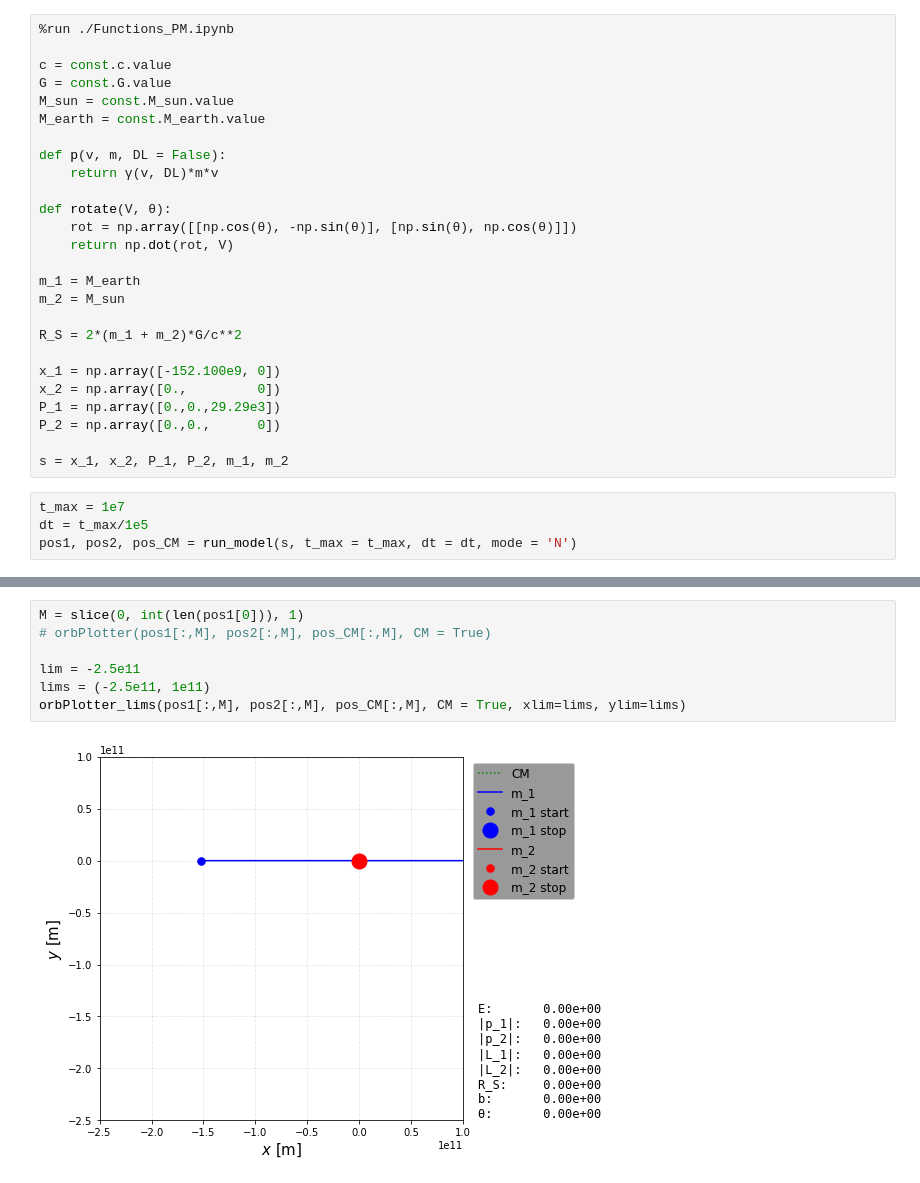
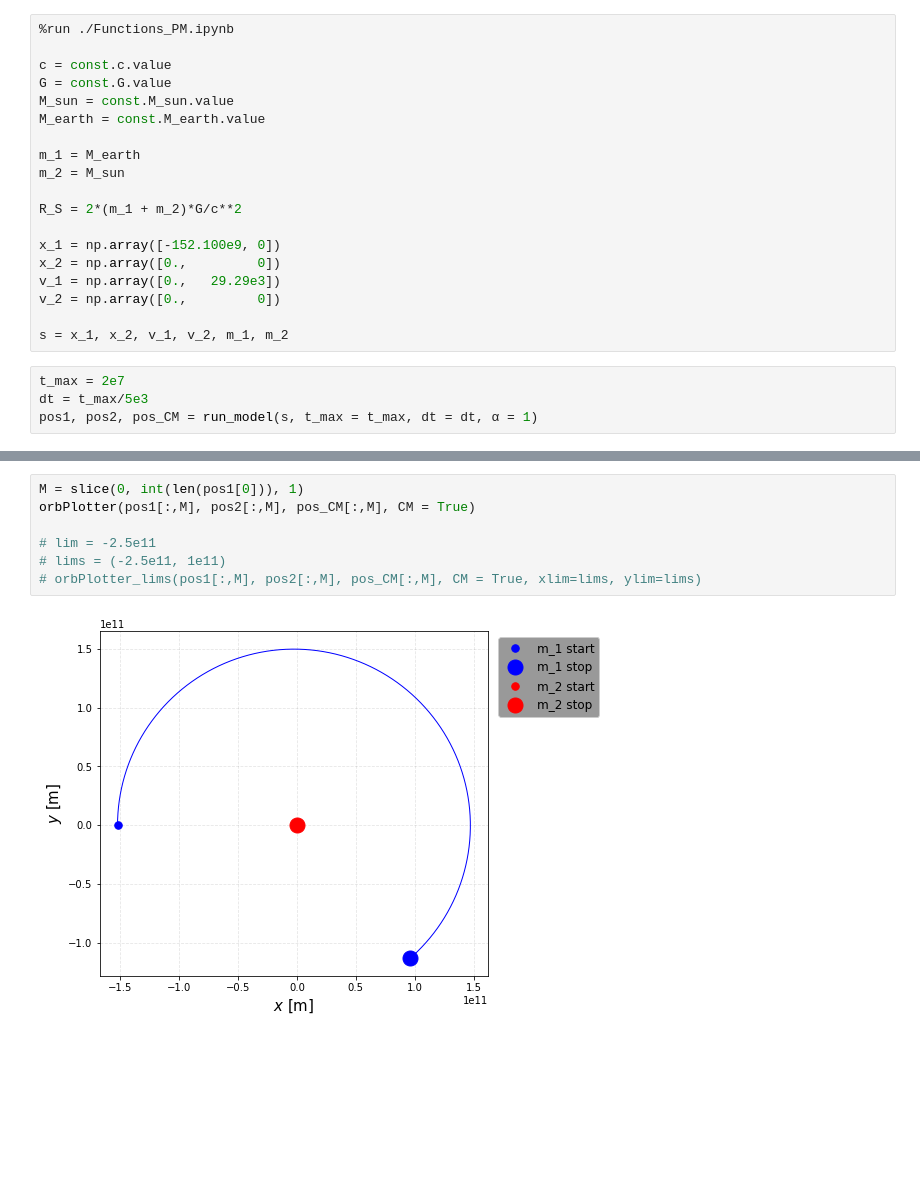
Before and after one commit to carlivas/Binary-Black-Hole-Orbitals, a Jupyter notebook: 04 POST MINKOWSKIAN EXPANSION/test.ipynb, the cells around one changed output, grey strips where cells are left out. Cells and saved outputs as stored; diff of their text form; blank space fills up the shorter version.

```diff
--- a/04 POST MINKOWSKIAN EXPANSION/test.ipynb
+++ b/04 POST MINKOWSKIAN EXPANSION/test.ipynb
@@ -6,13 +6,6 @@ G = const.G.value
 M_sun = const.M_sun.value
 M_earth = const.M_earth.value
 
-def p(v, m, DL = False):
-    return γ(v, DL)*m*v
-
-def rotate(V, θ):
-    rot = np.array([[np.cos(θ), -np.sin(θ)], [np.sin(θ), np.cos(θ)]])
-    return np.dot(rot, V)
-
 m_1 = M_earth
 m_2 = M_sun
 
@@ -20,11 +13,11 @@ R_S = 2*(m_1 + m_2)*G/c**2
 
 x_1 = np.array([-152.100e9, 0])
 x_2 = np.array([0.,         0])
-P_1 = np.array([0.,0.,29.29e3])
-P_2 = np.array([0.,0.,      0])
+v_1 = np.array([0.,   29.29e3])
+v_2 = np.array([0.,         0])
 
-s = x_1, x_2, P_1, P_2, m_1, m_2
+s = x_1, x_2, v_1, v_2, m_1, m_2
 # %%
-t_max = 1e7
-dt = t_max/1e5
-pos1, pos2, pos_CM = run_model(s, t_max = t_max, dt = dt, mode = 'N')
+t_max = 2e7
+dt = t_max/5e3
+pos1, pos2, pos_CM = run_model(s, t_max = t_max, dt = dt, α = 1)
@@ -31,9 +43,9 @@ pos1, pos2, pos_CM = run_model(s, t_max = t_max, dt = dt, mode = 'N')
 # %%
 M = slice(0, int(len(pos1[0])), 1)
-# orbPlotter(pos1[:,M], pos2[:,M], pos_CM[:,M], CM = True)
+orbPlotter(pos1[:,M], pos2[:,M], pos_CM[:,M], CM = True)
 
-lim = -2.5e11
-lims = (-2.5e11, 1e11)
-orbPlotter_lims(pos1[:,M], pos2[:,M], pos_CM[:,M], CM = True, xlim=lims, ylim=lims)
+# lim = -2.5e11
+# lims = (-2.5e11, 1e11)
+# orbPlotter_lims(pos1[:,M], pos2[:,M], pos_CM[:,M], CM = True, xlim=lims, ylim=lims)
 # %% [output]
-[figure, old version]
+[figure, new version]
```
Also changed, not shown: parts of 6 cells of this notebook.
